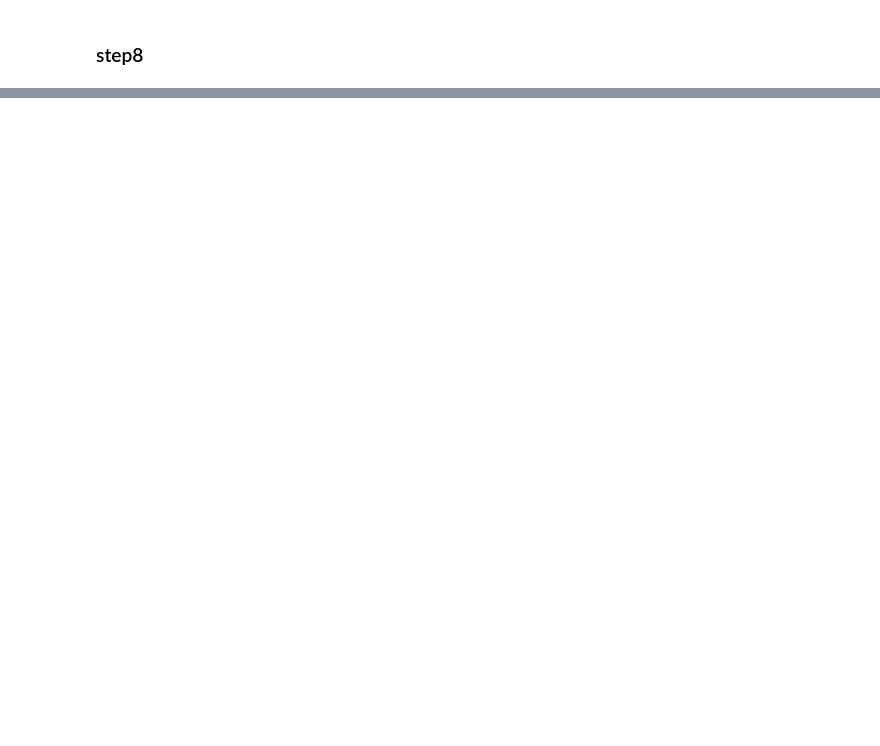
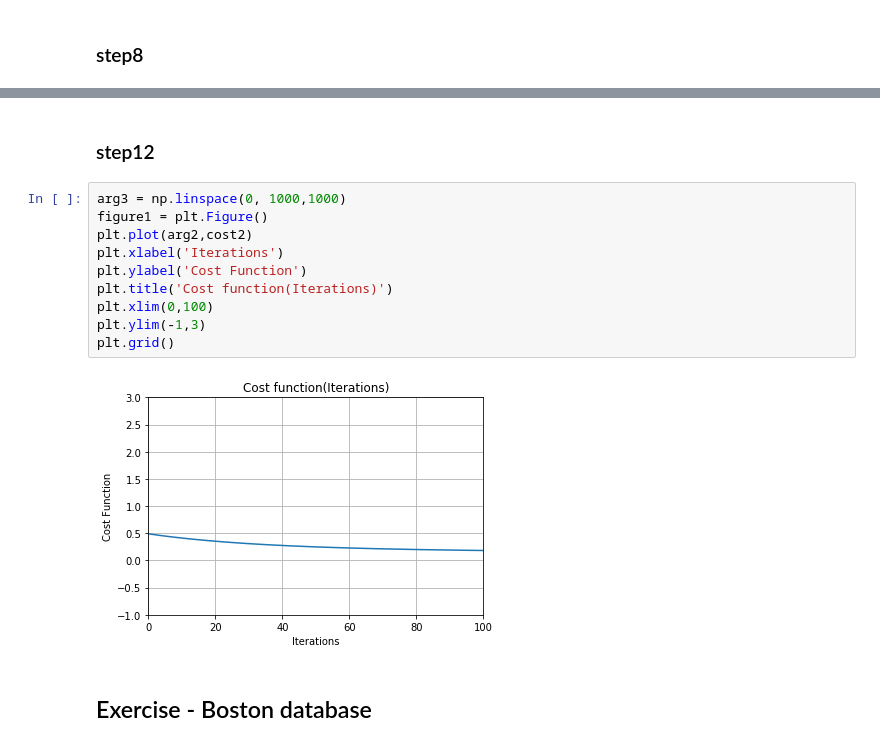
Before and after one commit to Pietro979/MachineLearningRepo, a Jupyter notebook: lab3.ipynb, the cells around one changed output, grey strips where cells are left out. Saved outputs shown, nothing was run; the diff lists cells and outputs as text; blank space fills up the shorter version.

```diff
--- a/lab3.ipynb
+++ b/lab3.ipynb
@@ -310,0 +302,16 @@ print(theta2_res,cost)
+# %% [markdown]
+### step12
+# %%
+arg3 = np.linspace(0, 1000,1000)
+figure1 = plt.Figure()
+plt.plot(arg2,cost2)
+plt.xlabel('Iterations')
+plt.ylabel('Cost Function')
+plt.title('Cost function(Iterations)')
+plt.xlim(0,100)
+plt.ylim(-1,3)
+plt.grid()
+# %% [output]
+[figure, added]
+# %% [markdown]
+## Exercise - Boston database
```
Also changed, not shown: parts of 29 cells of this notebook.
